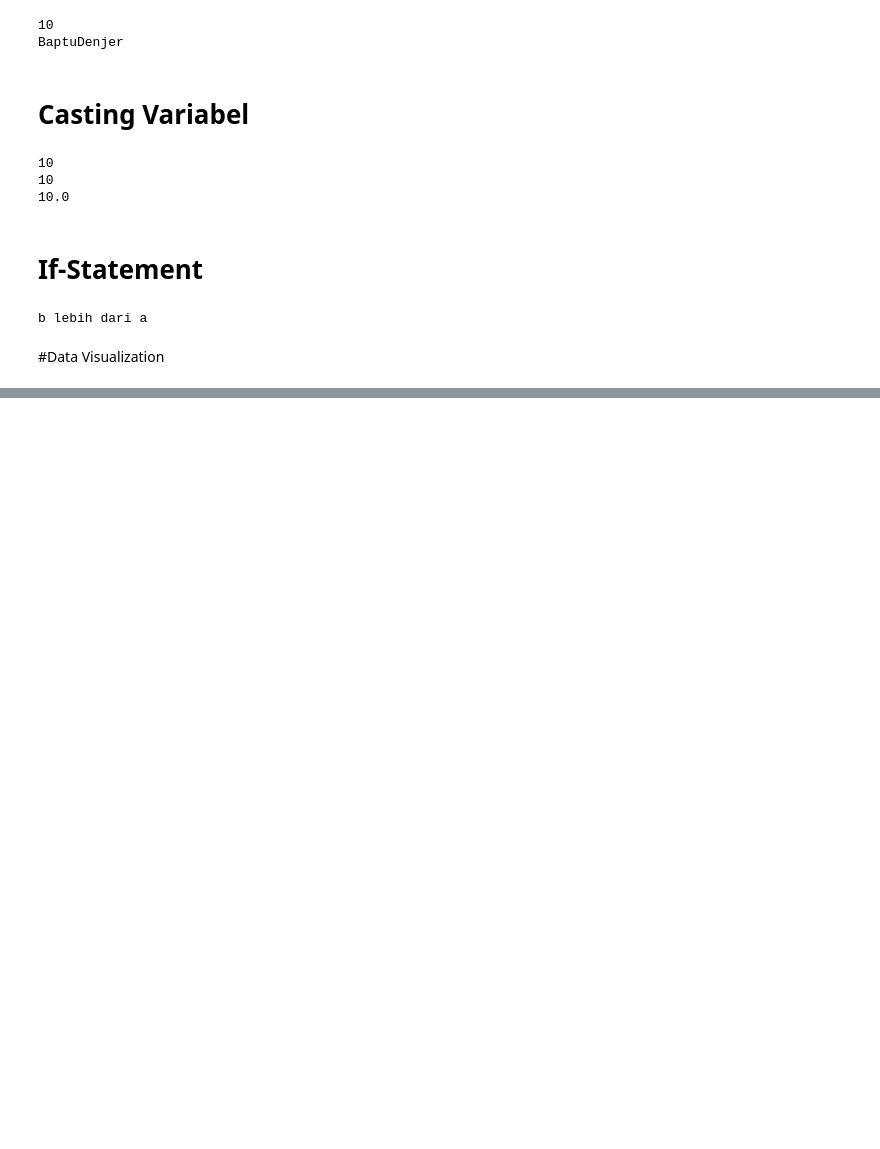
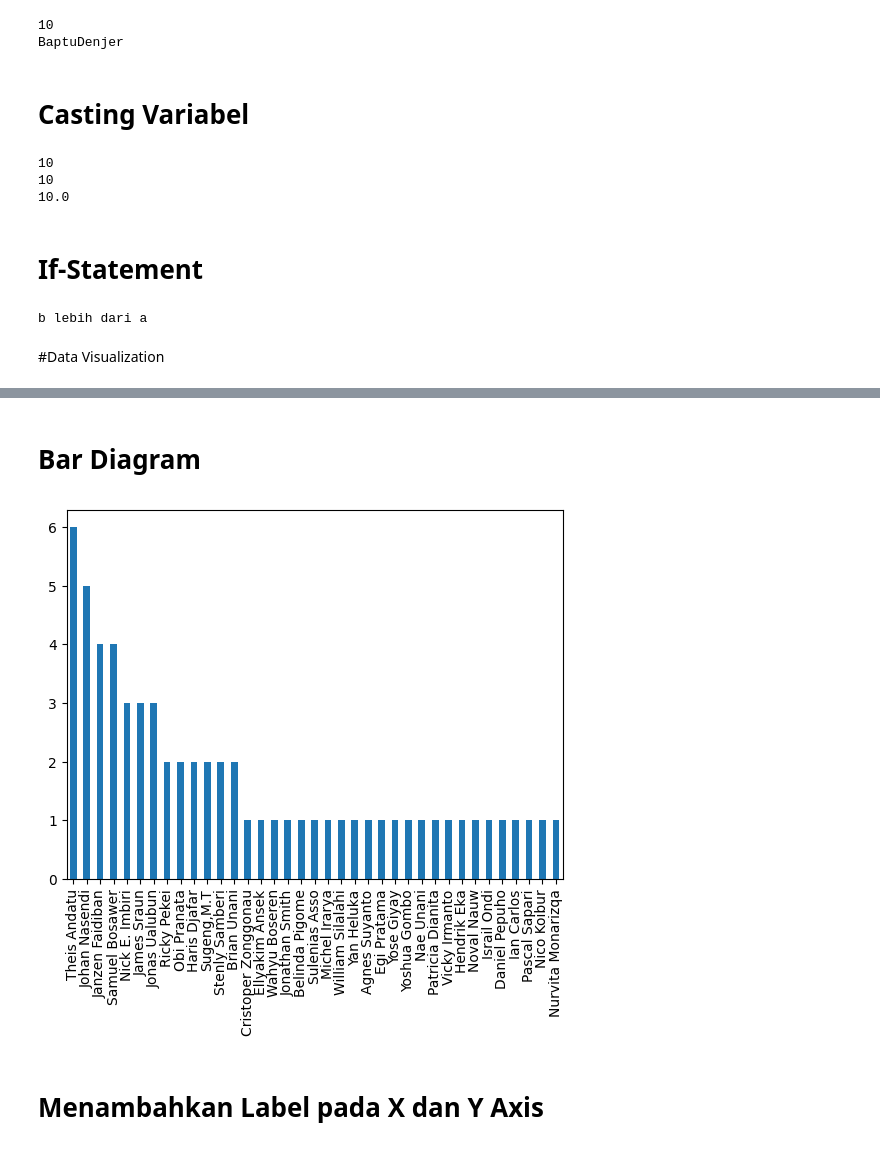
Before and after one commit to baptuDenjer/Google-Colab, a Jupyter notebook: SaCodeWeekend.ipynb, the cells around one changed output, grey strips where cells are left out. Drawn from its saved outputs; the diff is of its cells as text; code cells hidden in the pictures; blank space fills up the shorter version.

```diff
--- a/SaCodeWeekend.ipynb
+++ b/SaCodeWeekend.ipynb
@@ -65,0 +82,29 @@ b lebih dari a
+# %%
+from google.colab import auth
+auth.authenticate_user()
+
+import gspread
+from google.auth import default
+creds, _ = default()
+
+gc = gspread.authorize(creds)
+
+worksheet = gc.open('SaCodesWeekendData').sheet1
+
+# get_all_values gives a list of rows.
+
+rows = worksheet.get_all_values()
+print(rows)
+
+# Convert to a DataFrame and render.
+import pandas as pd
+sacodeData = pd.DataFrame(rows)
+sacodeData
+
+#Creating headers from the first rows
+headers = sacodeData.iloc[0].values
+sacodeData.columns = headers
+
+#Deleting the first row after making it as a header
+sacodeData.drop(index=0,axis=0,inplace=True)
+sacodeData
@@ -66,2 +148,12 @@ b lebih dari a
+# %% [markdown]
+# Bar Diagram
 # %%
 import matplotlib.pyplot as plt
+
+pemateri = sacodeData['Nama'].value_counts()
+pemateri.plot.bar()
+plt.show()
+# %% [output]
+[figure, added]
+# %% [markdown]
+# Menambahkan Label pada X dan Y Axis
```
Also changed, not shown: parts of 4 cells of this notebook.
